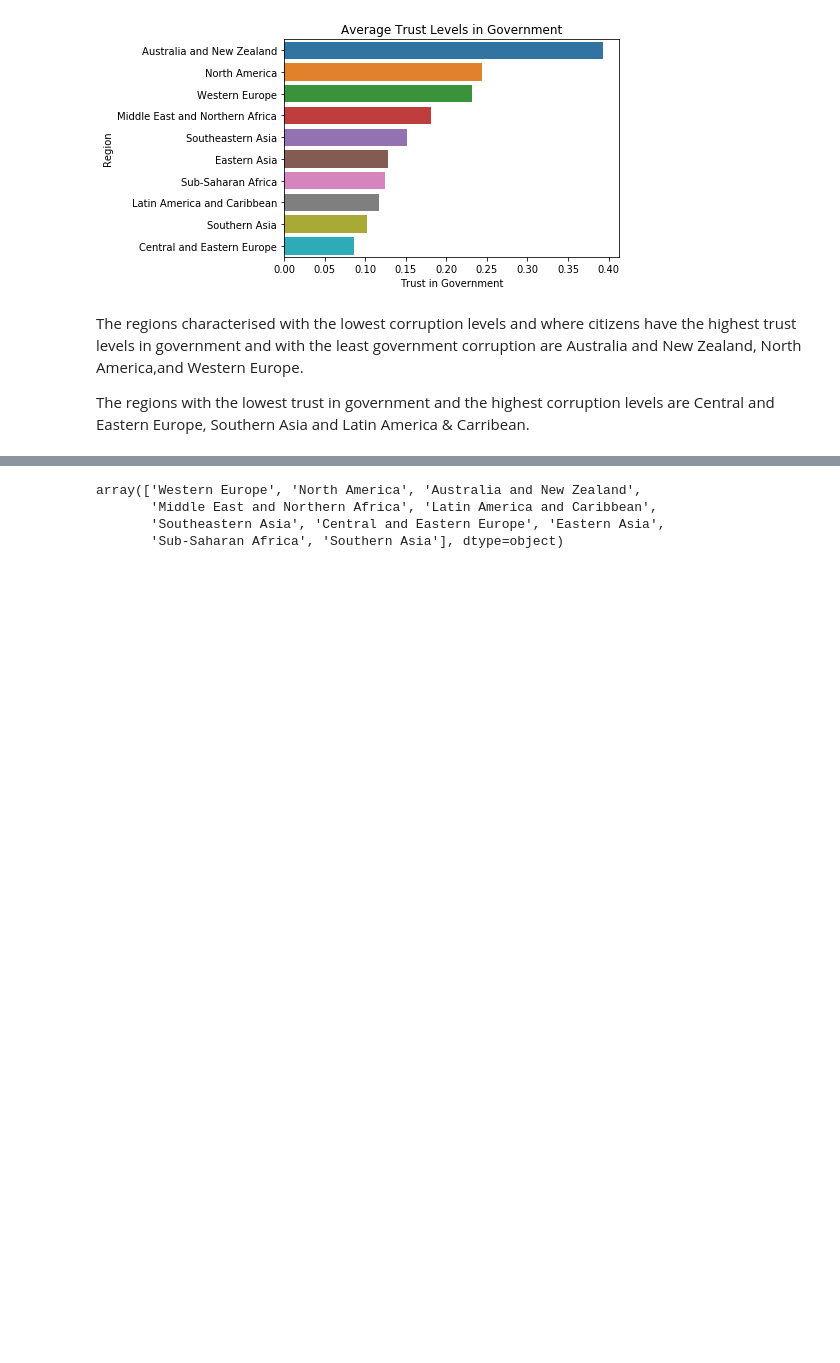
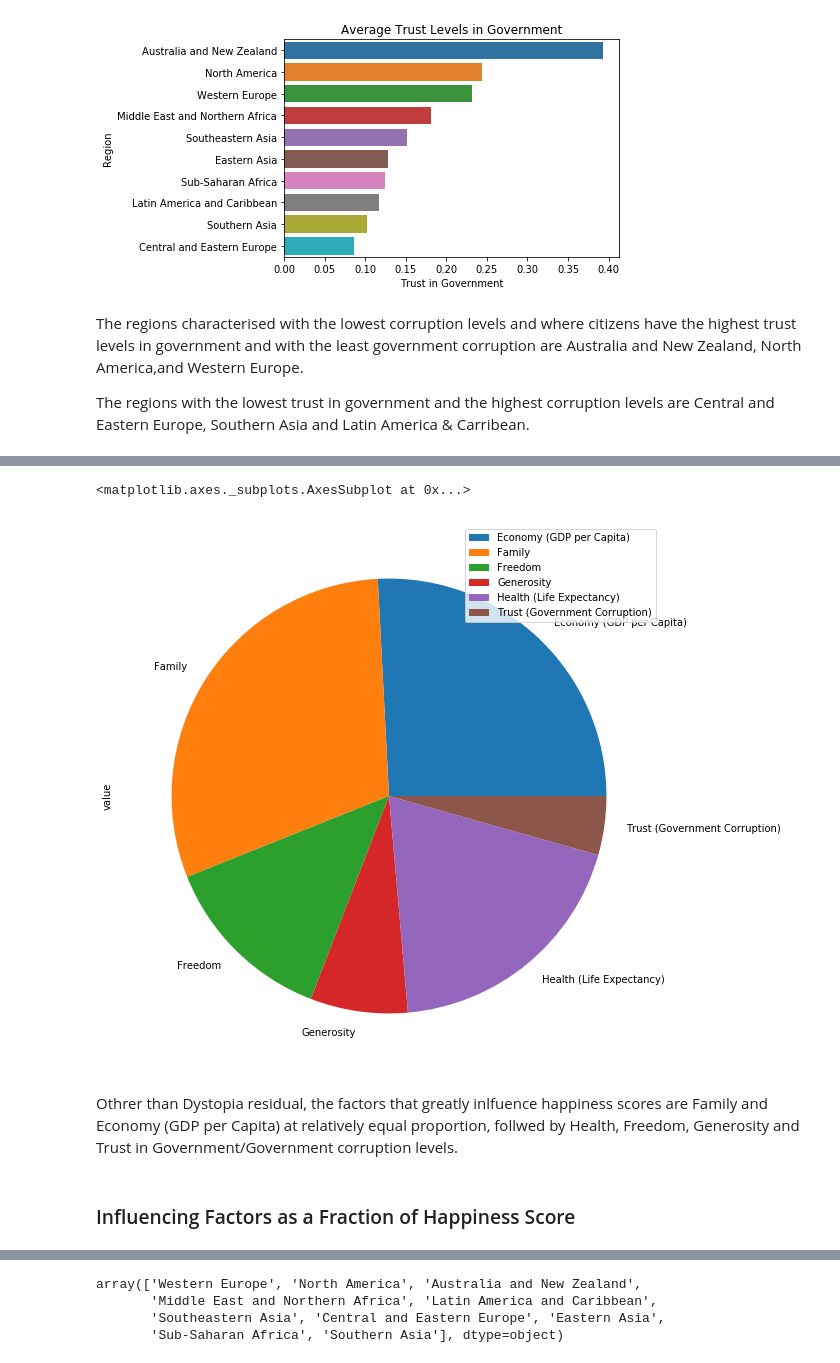
Before and after one commit to EugeneZnm/World-Happinesss-Report-Analysis, a Jupyter notebook: World Happiness Analysis.ipynb, the cells around one changed output, grey strips where cells are left out. Cells and saved outputs as stored; diff of their text form; code cells hidden in the pictures; blank space fills up the shorter version.

Commit message:
creation of pivot tables'

```diff
--- a/World Happiness Analysis.ipynb
+++ b/World Happiness Analysis.ipynb
@@ -141,0 +183,10 @@ The regions with the lowest trust in government and the highest corruption level
+# %%
+def label(element):
+    if element > 1:
+        return 'High'
+    else:
+        return 'Low'
+factors = ['Economy (GDP per Capita)', 'Family', 'Health (Life Expectancy)', 'Freedom', 'Trust (Government Corruption)', 'Generosity']
+factors_impact = happiness2015[factors].applymap(label)
+fimpact= factors_impact.apply(pd.value_counts)
+print(fimpact)
@@ -141,0 +245,7 @@ The regions with the lowest trust in government and the highest corruption level
+# %%
+# reshaping happiness2015
+
+main_cols = ['Country', 'Region', 'Happiness Rank', 'Happiness Score']
+melt = pd.melt(happiness2015, id_vars=main_cols, value_vars=factors)
+melt['percentage'] = round(melt['value']/melt['Happiness Score'] * 100, 2)
+print(melt)
@@ -141,0 +270,11 @@ The regions with the lowest trust in government and the highest corruption level
+# %%
+# pivot table
+pv_melt=melt.pivot_table(index='variable', values='value')
+pv_melt.plot(kind='pie', y='value', figsize=(10,10))
+# %% [output]
+<matplotlib.axes._subplots.AxesSubplot at 0x...>
+[figure, added]
+# %% [markdown]
+Othrer than Dystopia residual, the factors that greatly inlfuence happiness scores are Family and Economy (GDP per Capita) at relatively equal proportion, follwed by Health, Freedom, Generosity and Trust in Government/Government corruption levels.
+# %% [markdown]
+### Influencing Factors as a Fraction of Happiness Score
```
Also changed, not shown: parts of 23 cells of this notebook.
